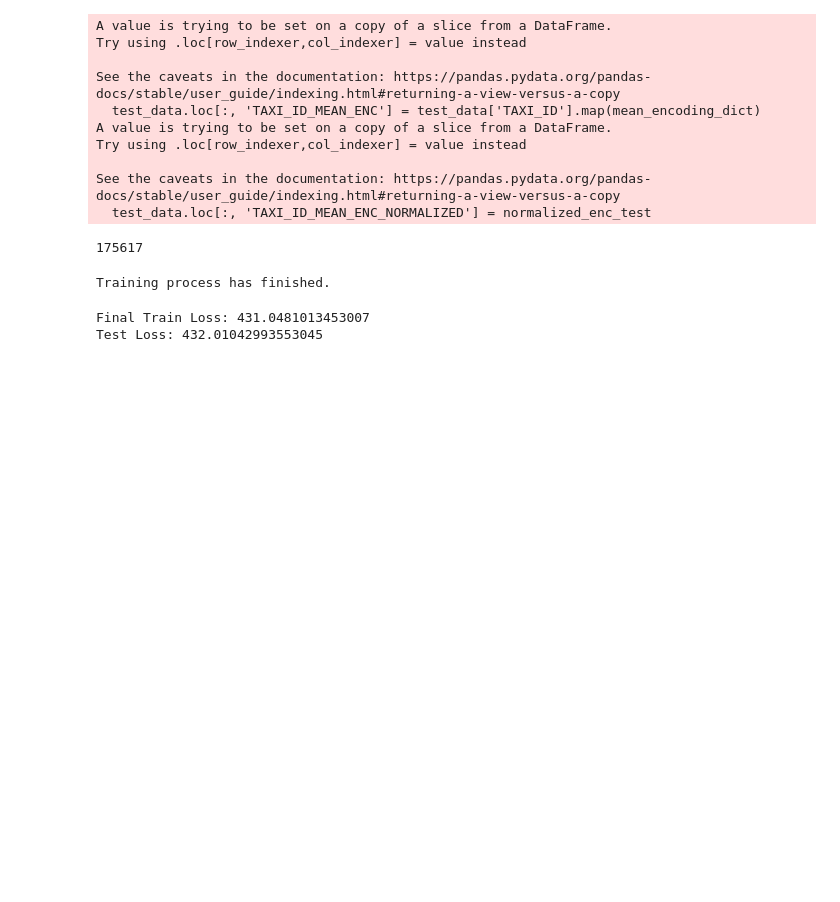
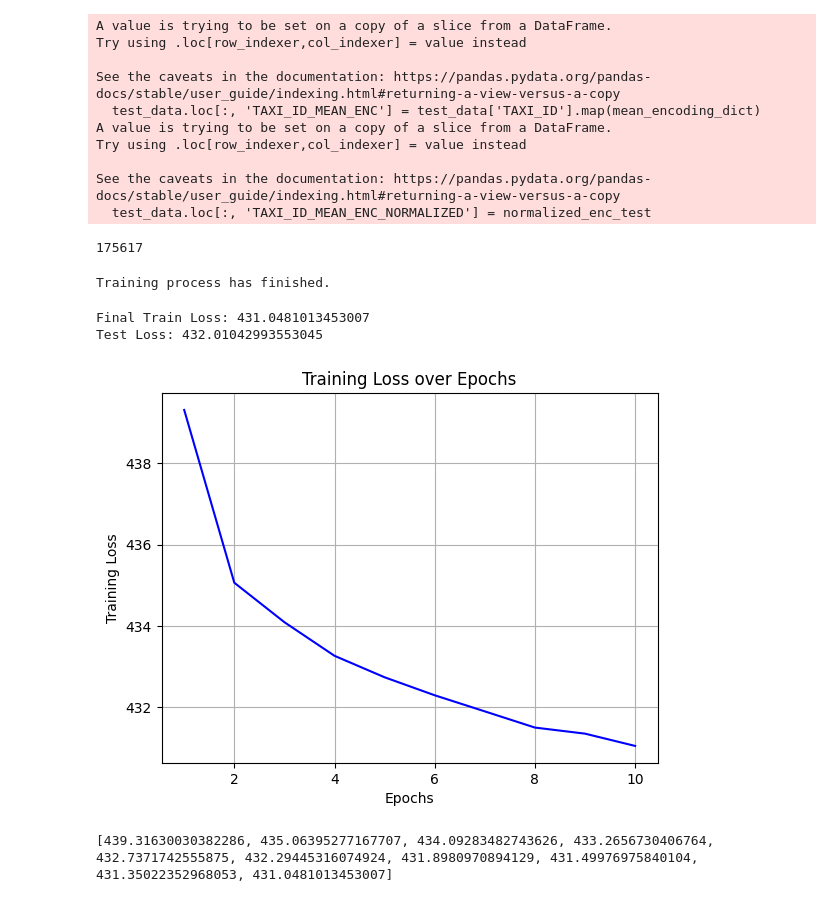
Before and after one commit to tpholston/perceptron-posse-kaggle, a Jupyter notebook: mlp/mlp_calltype_c.ipynb, the cells around one changed output. Drawn from its saved outputs; the diff is of its cells as text; code cells hidden in the pictures; blank space fills up the shorter version.

```diff
--- a/mlp/mlp_calltype_c.ipynb
+++ b/mlp/mlp_calltype_c.ipynb
@@ -208,6 +208,24 @@ print(f"Test Loss: {test_loss}")
 # %% [output]
 Final Train Loss: 431.0481013453007
 Test Loss: 432.01042993553045
+# %%
+import matplotlib.pyplot as plt
+
+# Create x-axis values (epochs)
+epochs = range(1, len(train_losses) + 1)
+
+# Plot the training loss
+plt.plot(epochs, train_losses, 'b-')
+plt.xlabel('Epochs')
+plt.ylabel('Training Loss')
+plt.title('Training Loss over Epochs')
+plt.grid(True)
+plt.show()
+
+print(train_losses)
+# %% [output]
+[figure, added]
+[439.31630030382286, 435.06395277167707, 434.09283482743626, 433.2656730406764, 432.7371742555875, 432.29445316074924, 431.8980970894129, 431.49976975840104, 431.35022352968053, 431.0481013453007]
 # %%
 from mlp_utils import test_prediction_to_csv
 
```
Also changed, not shown: 1 other file.
